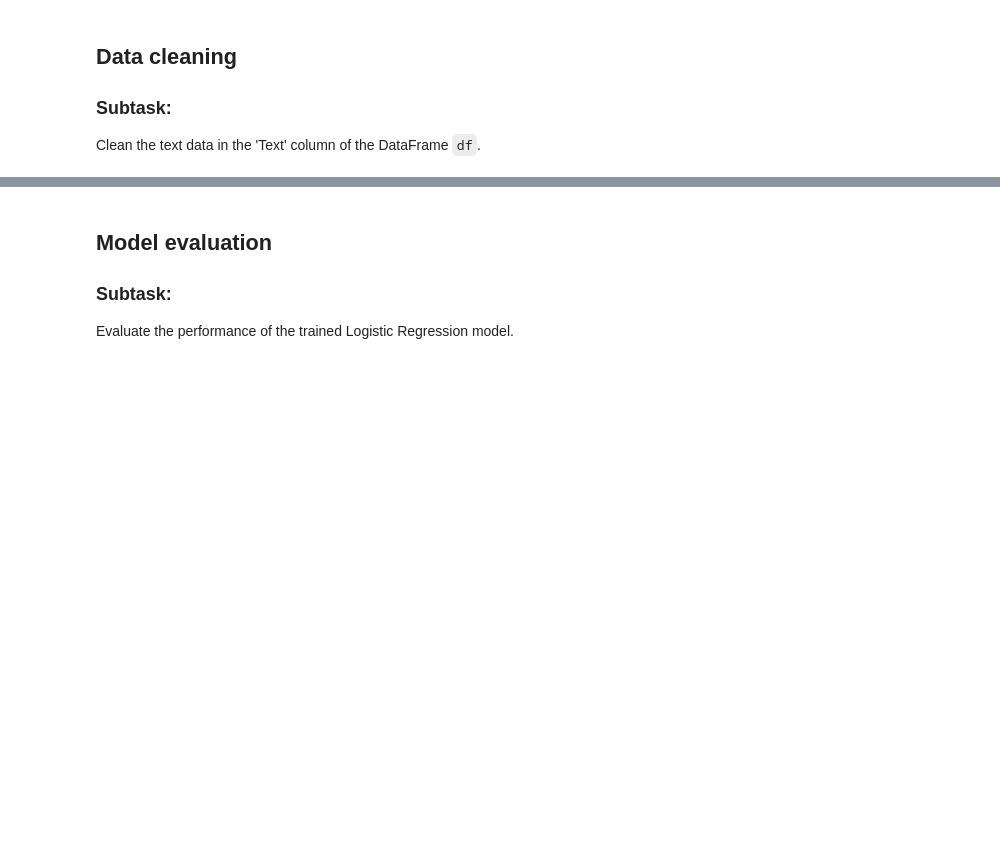
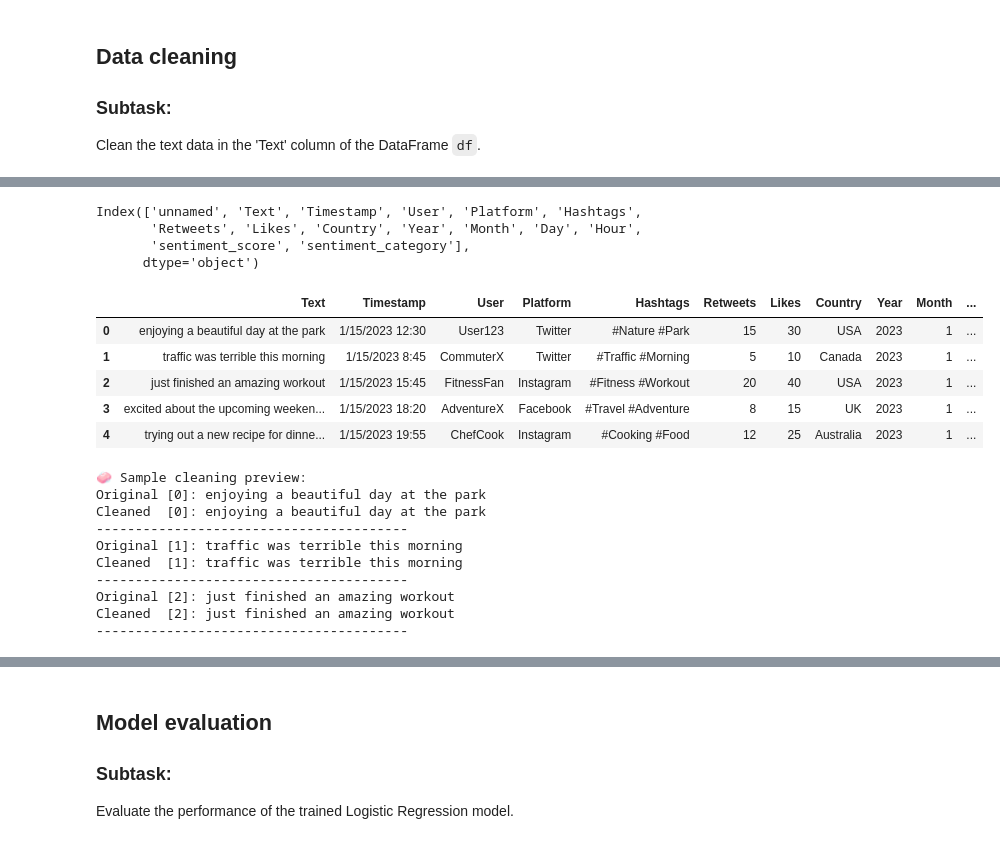
Before and after one commit to BdsKlause/BdsKlause, a Jupyter notebook: aurum.ipynb, the cells around one changed output, grey strips where cells are left out. Drawn from its saved outputs; the diff is of its cells as text; code cells hidden in the pictures; blank space fills up the shorter version.

```diff
--- a/aurum.ipynb
+++ b/aurum.ipynb
@@ -153,17 +118,3 @@ Name: count, dtype: int64
 
 ### Subtask:
 Clean the text data in the 'Text' column of the DataFrame `df`.
-# %%
-import re
-
-# Remove irrelevant characters, handle missing values, and convert to lowercase
-def clean_text(text):
-    if isinstance(text, str):
-        text = re.sub(r'[^a-zA-Z\s]', '', text)
-        text = text.lower()
-    elif pd.isna(text):
-        text = ""  # Handle missing values with an empty string
-    return text
-
-df['Text'] = df['Text'].apply(clean_text)
-display(df.head())
@@ -176,0 +121,7 @@ display(df.head())
+# %%
+df.columns
+# %% [output]
+Index(['unnamed', 'Text', 'Timestamp', 'User', 'Platform', 'Hashtags',
+       'Retweets', 'Likes', 'Country', 'Year', 'Month', 'Day', 'Hour',
+       'sentiment_score', 'sentiment_category'],
+      dtype='object')
@@ -176,0 +130,44 @@ display(df.head())
+# %%
+
+# Define a robust text cleaning function
+def clean_text(text):
+    if isinstance(text, str):
+        text = unidecode(text)  # Normalize accented characters like é -> e
+        text = re.sub(r'[^a-zA-Z\s]', '', text)  # Remove special characters and numbers
+        text = re.sub(r'\s+', ' ', text)  # Replace multiple spaces/newlines with a single space
+        text = text.strip().lower()  # Trim and convert to lowercase
+    else:
+        text = ""
+    return text
+
+# Apply cleaning to the 'Text' column
+df['Text'] = df['Text'].apply(clean_text)
+
+# Display the first few cleaned rows
+display(df.head())
+
+# Optional: Show a few before-and-after samples for verification
+print("🧼 Sample cleaning preview:")
+for i in range(3):
+    raw_text = df['Text'].iloc[i]
+    cleaned_text = clean_text(raw_text)
+    print(f"Original [{i}]:", raw_text)
+    print(f"Cleaned  [{i}]:", cleaned_text)
+    print("-" * 40)
+# %% [output]
+|  | Text | Timestamp | User | Platform | Hashtags | Retweets | Likes | Country | Year | Month | ... |
+| 0 | enjoying a beautiful day at the park | 1/15/2023 12:30 | User123 | Twitter | #Nature #Park | 15 | 30 | USA | 2023 | 1 | ... |
+| 1 | traffic was terrible this morning | 1/15/2023 8:45 | CommuterX | Twitter | #Traffic #Morning | 5 | 10 | Canada | 2023 | 1 | ... |
+| 2 | just finished an amazing workout | 1/15/2023 15:45 | FitnessFan | Instagram | #Fitness #Workout | 20 | 40 | USA | 2023 | 1 | ... |
+| 3 | excited about the upcoming weeken... | 1/15/2023 18:20 | AdventureX | Facebook | #Travel #Adventure | 8 | 15 | UK | 2023 | 1 | ... |
+| 4 | trying out a new recipe for dinne... | 1/15/2023 19:55 | ChefCook | Instagram | #Cooking #Food | 12 | 25 | Australia | 2023 | 1 | ... |
+🧼 Sample cleaning preview:
+Original [0]: enjoying a beautiful day at the park
+Cleaned  [0]: enjoying a beautiful day at the park
+----------------------------------------
+Original [1]: traffic was terrible this morning
+Cleaned  [1]: traffic was terrible this morning
+----------------------------------------
+Original [2]: just finished an amazing workout
+Cleaned  [2]: just finished an amazing workout
+----------------------------------------
```
Also changed, not shown: parts of 70 cells of this notebook.
